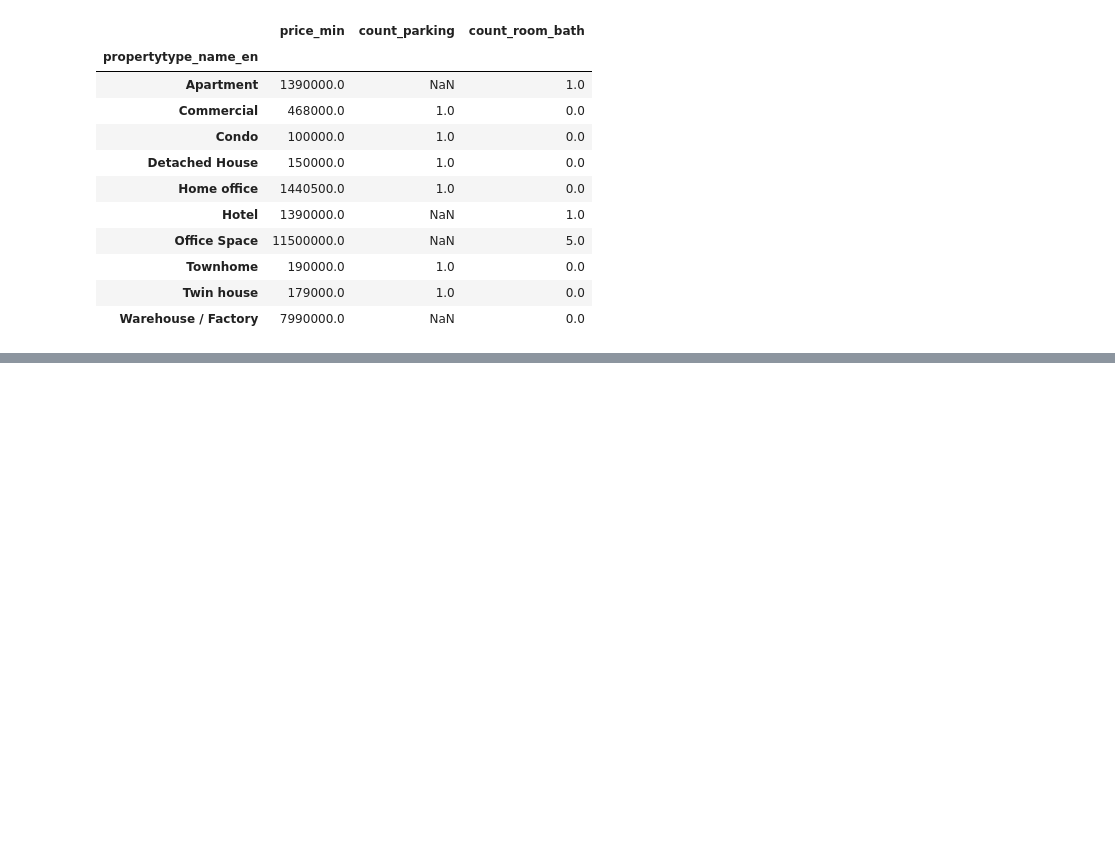
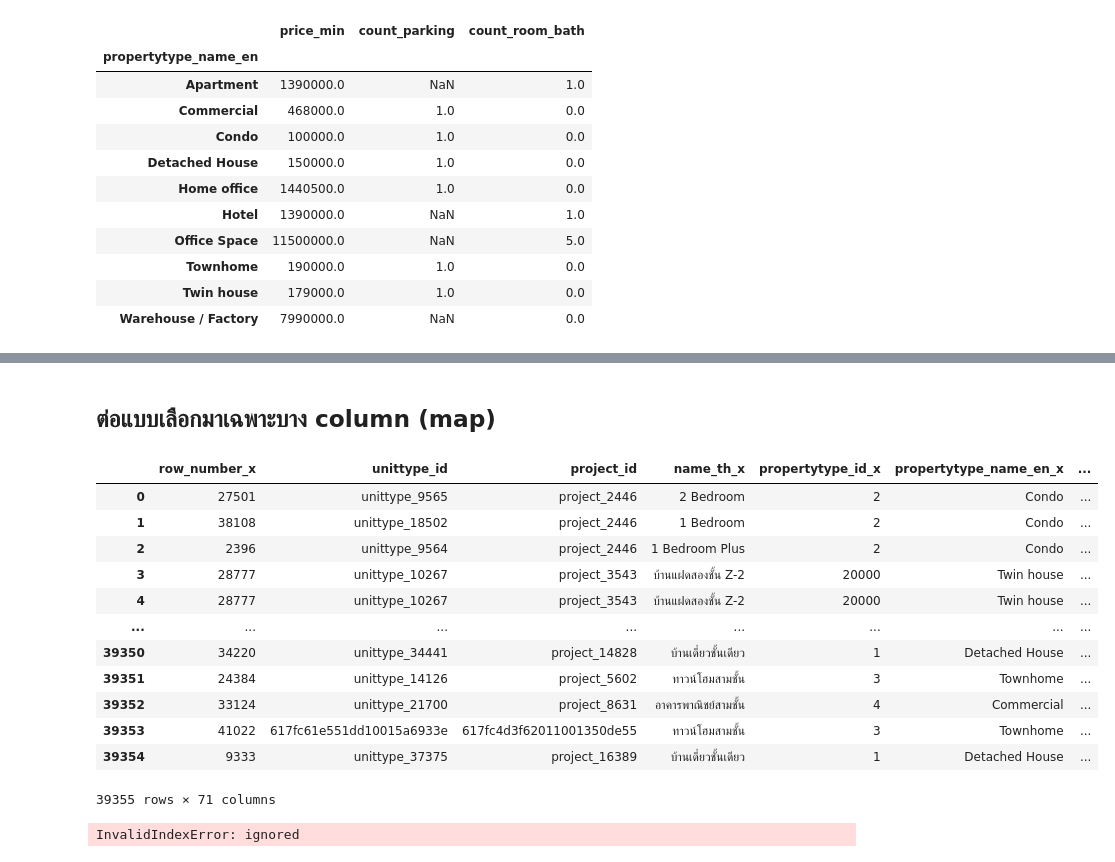
Before and after one commit to supatsara2002/BasicProg_DataViz65, a Jupyter notebook: pandas101.ipynb, the cells around one changed output, grey strips where cells are left out. Cells and saved outputs as stored; diff of their text form; code cells hidden in the pictures; blank space fills up the shorter version.

```diff
--- a/pandas101.ipynb
+++ b/pandas101.ipynb
@@ -475,0 +647,22 @@ unit.groupby(['propertytype_name_en']).min()[['price_min','count_parking','count
+# %% [markdown]
+## ต่อแบบเลือกมาเฉพาะบาง column (map)
+# %%
+unit.merge(project, left_on='project_id', right_on='project_id')
+# %% [output]
+|  | row_number_x | unittype_id | project_id | name_th_x | propertytype_id_x | propertytype_name_en_x | ... |
+| 0 | 27501 | unittype_9565 | project_2446 | 2 Bedroom | 2 | Condo | ... |
+| 1 | 38108 | unittype_18502 | project_2446 | 1 Bedroom | 2 | Condo | ... |
+| 2 | 2396 | unittype_9564 | project_2446 | 1 Bedroom Plus | 2 | Condo | ... |
+| 3 | 28777 | unittype_10267 | project_3543 | บ้านแฝดสองชั้น Z-2 | 20000 | Twin house | ... |
+| 4 | 28777 | unittype_10267 | project_3543 | บ้านแฝดสองชั้น Z-2 | 20000 | Twin house | ... |
+| ... | ... | ... | ... | ... | ... | ... | ... |
+| 39350 | 34220 | unittype_34441 | project_14828 | บ้านเดี่ยวชั้นเดียว | 1 | Detached House | ... |
+| 39351 | 24384 | unittype_14126 | project_5602 | ทาวน์โฮมสามชั้น | 3 | Townhome | ... |
+| 39352 | 33124 | unittype_21700 | project_8631 | อาคารพาณิชย์สามชั้น | 4 | Commercial | ... |
+| 39353 | 41022 | 617fc61e551dd10015a6933e | 617fc4d3f62011001350de55 | ทาวน์โฮมสามชั้น | 3 | Townhome | ... |
+| 39354 | 9333 | unittype_37375 | project_16389 | บ้านเดี่ยวชั้นเดียว | 1 | Detached House | ... |
+39355 rows × 71 columns
+# %%
+unit['project_id'].map(project.set_index('project_id')['price_min'])
+# %% [output]
+InvalidIndexError: ignored
```
Also changed, not shown: parts of 38 cells of this notebook.
